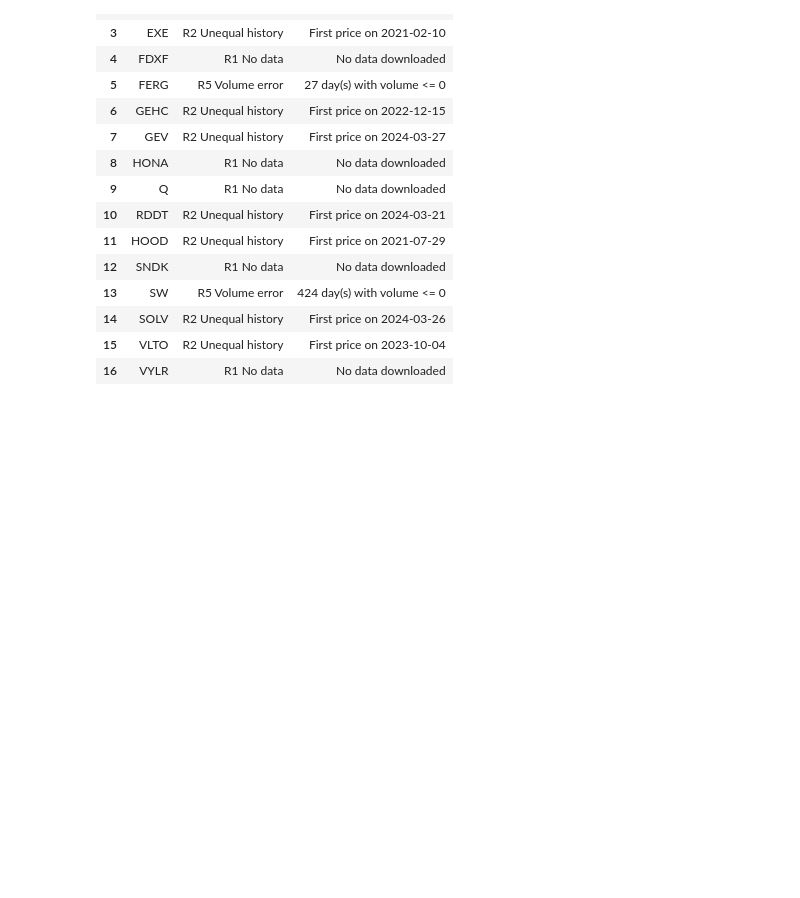
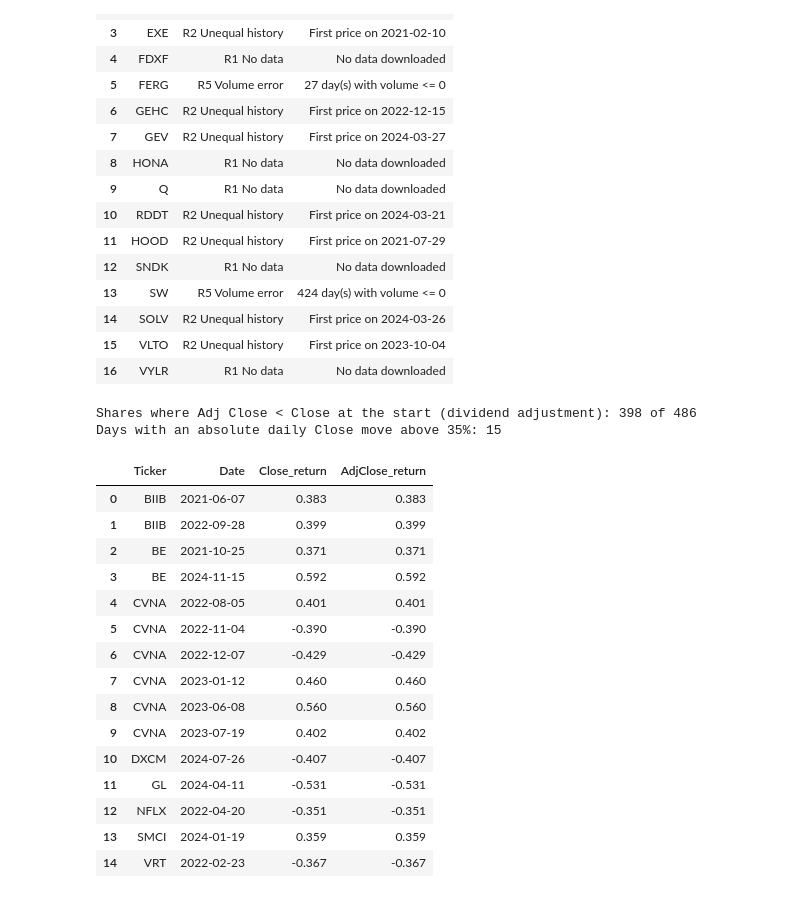
Before and after one commit to shahlyfayeek/crm-cwk1-stock-segmentation, a Jupyter notebook: CRM_CWK1_20521398.ipynb, the cells around one changed output. Saved outputs shown, nothing was run; the diff lists cells and outputs as text; code cells hidden in the pictures; blank space fills up the shorter version.

Commit message:
1.2 Check corporate actions and recorded stock splits

```diff
--- a/CRM_CWK1_20521398.ipynb
+++ b/CRM_CWK1_20521398.ipynb
@@ -253,3 +253,45 @@ Name: count, dtype: int64
 | 14 | SOLV | R2 Unequal history | First price on 2024-03-26 |
 | 15 | VLTO | R2 Unequal history | First price on 2023-10-04 |
 | 16 | VYLR | R1 No data | No data downloaded |
+# %%
+# --- 1.2c  Corporate action checks ---
+adj_in = adj[included]
+close_in = close[included]
+vol_in = vol[included]
+
+# (i) Shares whose Adj Close is below Close at the start: dividends are being adjusted
+ratio_first = adj_in.iloc[0] / close_in.iloc[0]
+print('Shares where Adj Close < Close at the start (dividend adjustment):',
+      int((ratio_first < 0.9999).sum()), 'of', len(included))
+
+# (ii) Very large one-day moves in Close can mean an unadjusted split
+close_ret = close_in.pct_change(fill_method=None)
+adj_ret = adj_in.pct_change(fill_method=None)
+flag_rows = []
+for t in included:
+    big_days = close_ret.index[close_ret[t].abs() > 0.35]
+    for d in big_days:
+        flag_rows.append((t, d.date(), round(close_ret.loc[d, t], 3), round(adj_ret.loc[d, t], 3)))
+flag_table = pd.DataFrame(flag_rows, columns=['Ticker', 'Date', 'Close_return', 'AdjClose_return'])
+print('Days with an absolute daily Close move above 35%:', len(flag_table))
+flag_table.to_csv(DATA_DIR + '/corporate_action_flags.csv', index=False)
+flag_table
+# %% [output]
+Shares where Adj Close < Close at the start (dividend adjustment): 398 of 486
+Days with an absolute daily Close move above 35%: 15
+|  | Ticker | Date | Close_return | AdjClose_return |
+| 0 | BIIB | 2021-06-07 | 0.383 | 0.383 |
+| 1 | BIIB | 2022-09-28 | 0.399 | 0.399 |
+| 2 | BE | 2021-10-25 | 0.371 | 0.371 |
+| 3 | BE | 2024-11-15 | 0.592 | 0.592 |
+| 4 | CVNA | 2022-08-05 | 0.401 | 0.401 |
+| 5 | CVNA | 2022-11-04 | -0.390 | -0.390 |
+| 6 | CVNA | 2022-12-07 | -0.429 | -0.429 |
+| 7 | CVNA | 2023-01-12 | 0.460 | 0.460 |
+| 8 | CVNA | 2023-06-08 | 0.560 | 0.560 |
+| 9 | CVNA | 2023-07-19 | 0.402 | 0.402 |
+| 10 | DXCM | 2024-07-26 | -0.407 | -0.407 |
+| 11 | GL | 2024-04-11 | -0.531 | -0.531 |
+| 12 | NFLX | 2022-04-20 | -0.351 | -0.351 |
+| 13 | SMCI | 2024-01-19 | 0.359 | 0.359 |
+| 14 | VRT | 2022-02-23 | -0.367 | -0.367 |
```
Also changed, not shown: parts of 1 cell of this notebook.
